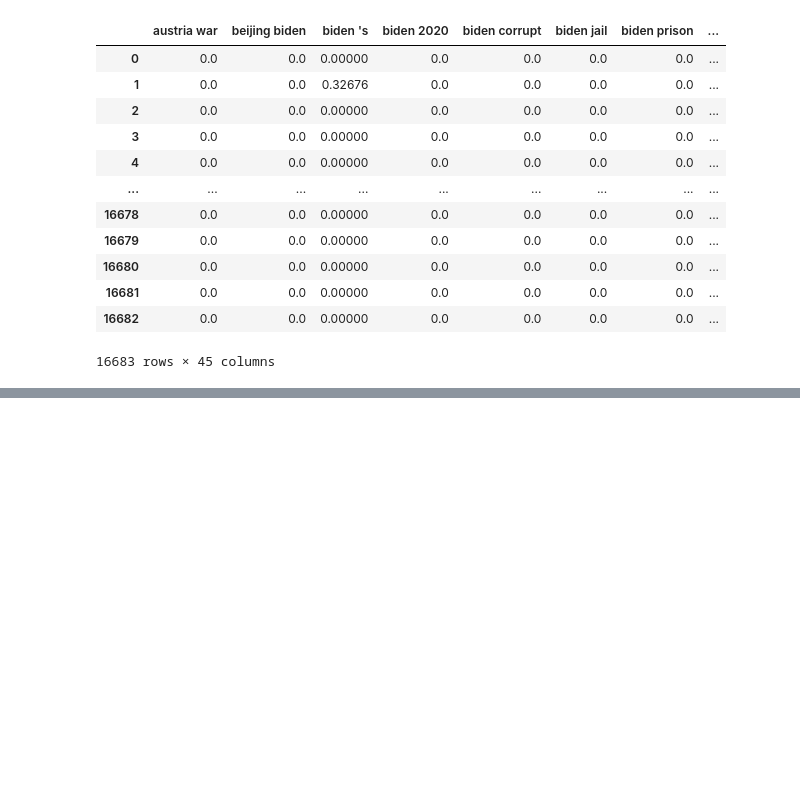
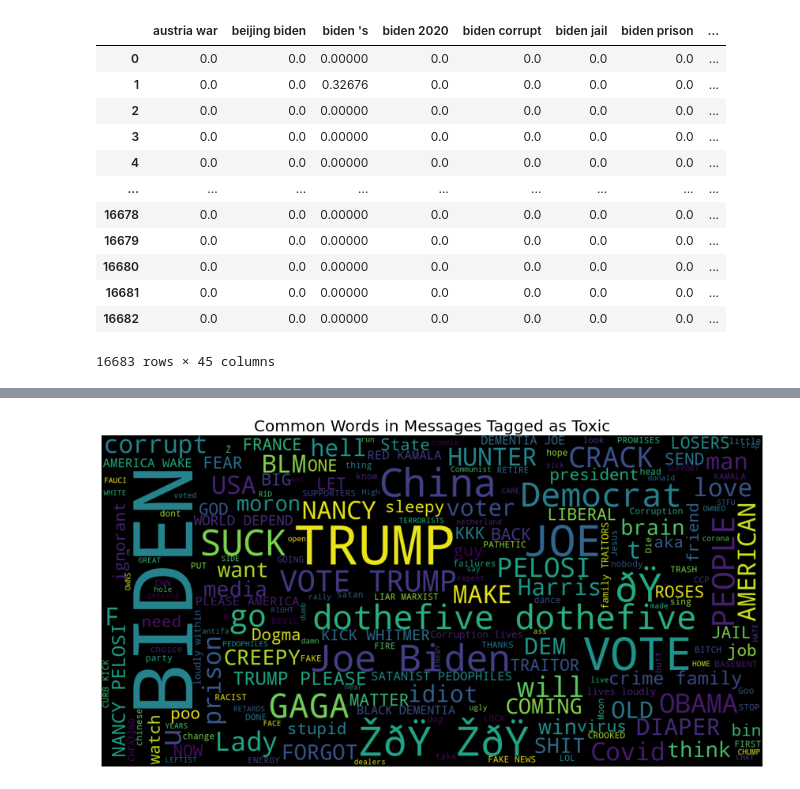
Before and after one commit to feebeef/Twitch-Chat-Log-Toxicity-Analysis, a Jupyter notebook: initial-EDA.ipynb, the cells around one changed output, grey strips where cells are left out. Saved outputs shown, nothing was run; the diff lists cells and outputs as text; code cells hidden in the pictures; blank space fills up the shorter version.

```diff
--- a/initial-EDA.ipynb
+++ b/initial-EDA.ipynb
@@ -276,0 +349,4 @@ memory usage: 2.5+ KB
+# %%
+word_cloud(t_df['message'], "Toxic")
+# %% [output]
+[figure, added]
```
Also changed, not shown: parts of 10 cells of this notebook.
